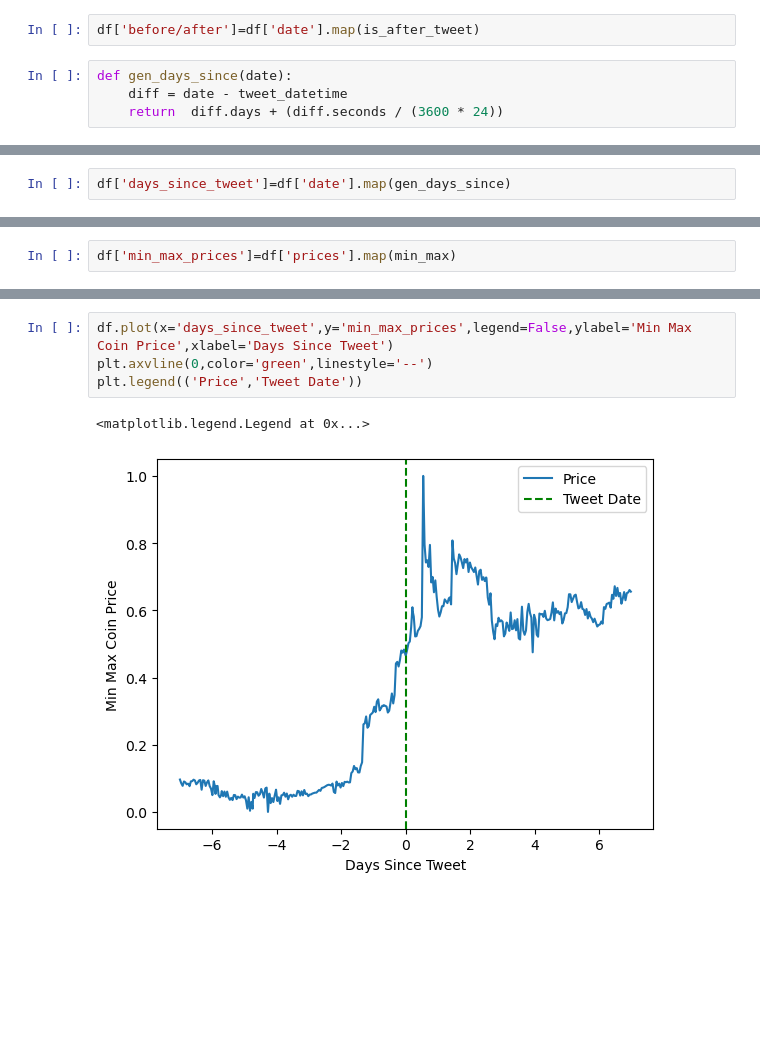
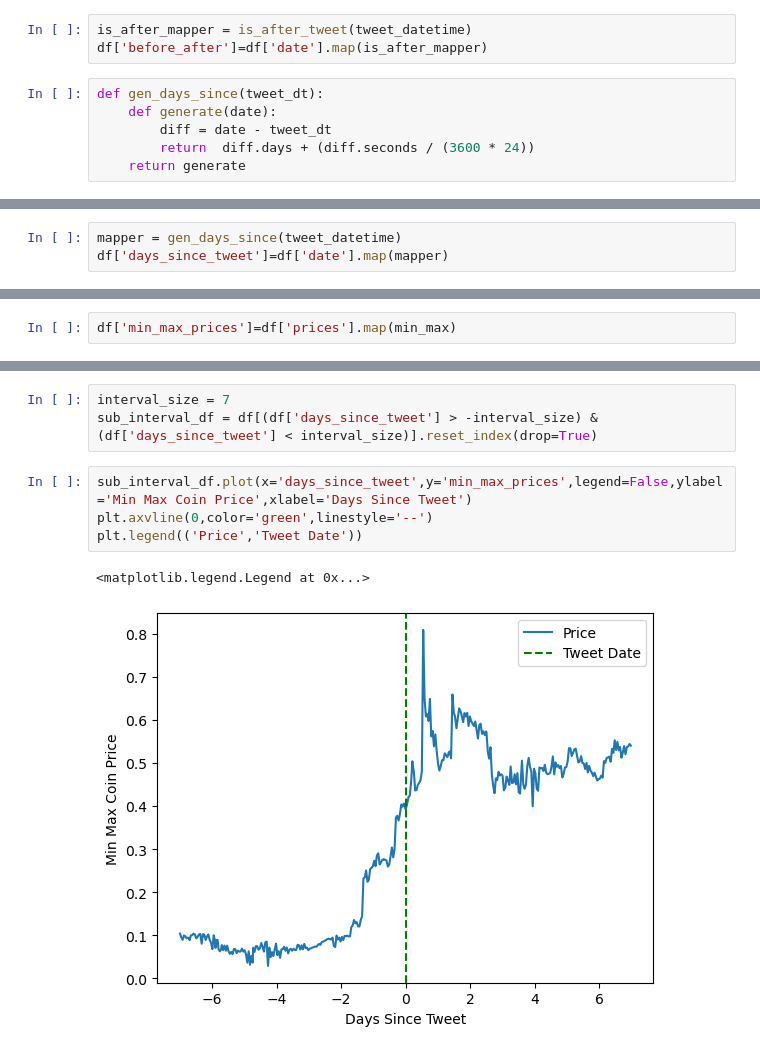
Before and after one commit to DataTa-Da/qm2, a Jupyter notebook: data/crypto/coingecko.ipynb, the cells around one changed output, grey strips where cells are left out. Saved outputs shown, nothing was run; the diff lists cells and outputs as text; blank space fills up the shorter version.

```diff
--- a/data/crypto/coingecko.ipynb
+++ b/data/crypto/coingecko.ipynb
@@ -114,6 +107,9 @@ def is_after_tweet(date):
 # %%
-df['before/after']=df['date'].map(is_after_tweet)
+is_after_mapper = is_after_tweet(tweet_datetime)
+df['before_after']=df['date'].map(is_after_mapper)
 # %%
-def gen_days_since(date):
-    diff = date - tweet_datetime
-    return  diff.days + (diff.seconds / (3600 * 24))
+def gen_days_since(tweet_dt):
+    def generate(date):
+        diff = date - tweet_dt
+        return  diff.days + (diff.seconds / (3600 * 24))
+    return generate
@@ -124,5 +116,6 @@ gen_days_since(tweet_datetime)
 # %%
-df['days_since_tweet']=df['date'].map(gen_days_since)
+mapper = gen_days_since(tweet_datetime)
+df['days_since_tweet']=df['date'].map(mapper)
 # %%
 df
 # %% [output]
@@ -173,8 +181,11 @@ df
+# %%
+interval_size = 7
+sub_interval_df = df[(df['days_since_tweet'] > -interval_size) & (df['days_since_tweet'] < interval_size)].reset_index(drop=True)
 # %%
-df.plot(x='days_since_tweet',y='min_max_prices',legend=False,ylabel='Min Max Coin Price',xlabel='Days Since Tweet')
+sub_interval_df.plot(x='days_since_tweet',y='min_max_prices',legend=False,ylabel='Min Max Coin Price',xlabel='Days Since Tweet')
 plt.axvline(0,color='green',linestyle='--')
 plt.legend(('Price','Tweet Date'))
 # %% [output]
 <matplotlib.legend.Legend at 0x...>
-[figure, old version]
+[figure, new version]
 # %%
```
Also changed, not shown: parts of 35 cells of this notebook, 1 other file.
